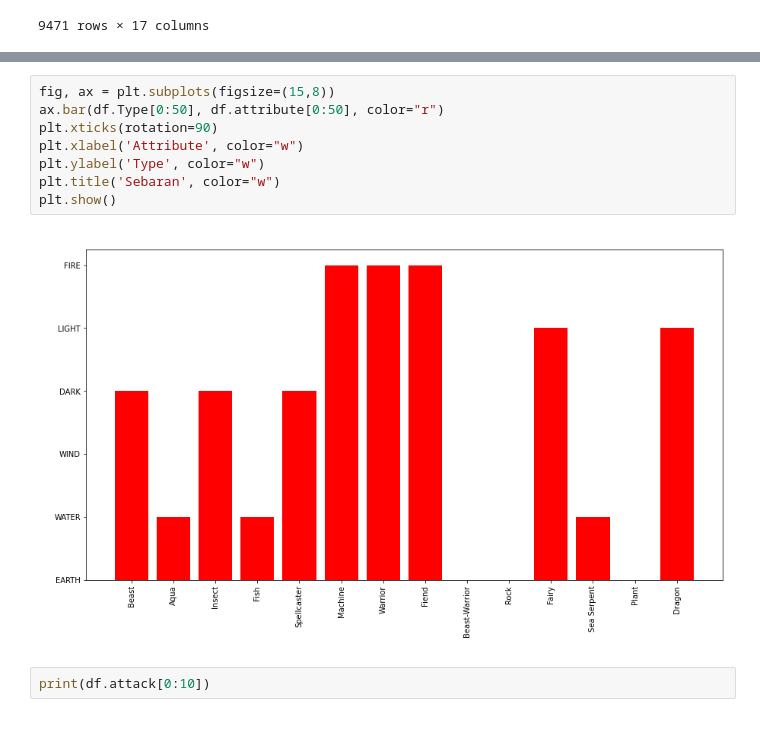
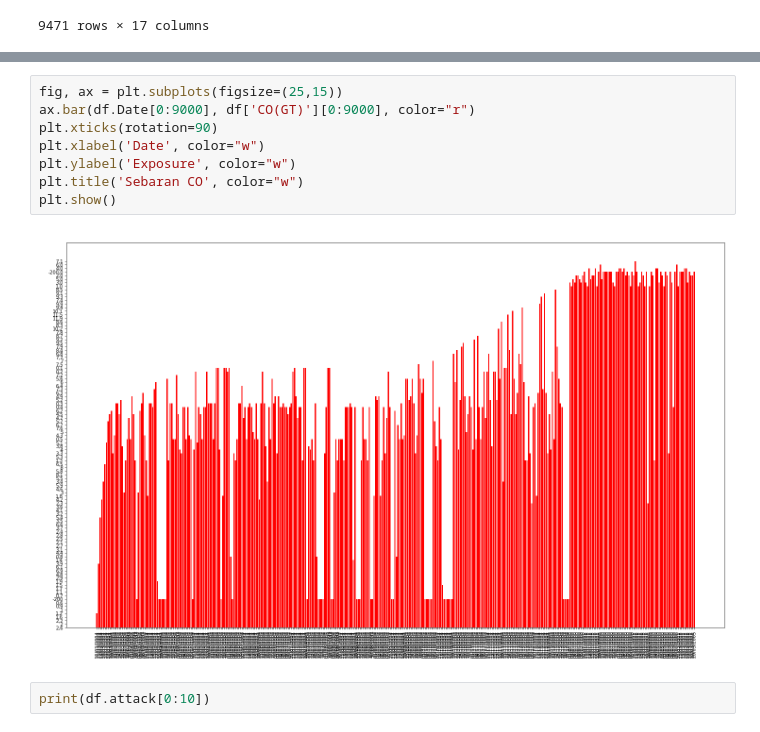
Before and after one commit to miftahudinfaiz/UAS-EDA, a Jupyter notebook: UAS-EDA.ipynb, the cells around one changed output, grey strips where cells are left out. Drawn from its saved outputs; the diff is of its cells as text.

```diff
--- a/UAS-EDA.ipynb
+++ b/UAS-EDA.ipynb
@@ -58,13 +77,13 @@ df.ffill()
 # %%
-fig, ax = plt.subplots(figsize=(15,8))
-ax.bar(df.Type[0:50], df.attribute[0:50], color="r")
+fig, ax = plt.subplots(figsize=(25,15))
+ax.bar(df.Date[0:9000], df['CO(GT)'][0:9000], color="r")
 plt.xticks(rotation=90)
-plt.xlabel('Attribute', color="w")
-plt.ylabel('Type', color="w")
-plt.title('Sebaran', color="w")
+plt.xlabel('Date', color="w")
+plt.ylabel('Exposure', color="w")
+plt.title('Sebaran CO', color="w")
 plt.show()
 # %% [output]
-[figure, old version]
+[figure, new version]
 # %%
 print(df.attack[0:10])
 # %% [output]
```
Also changed, not shown: parts of 2 cells of this notebook.
